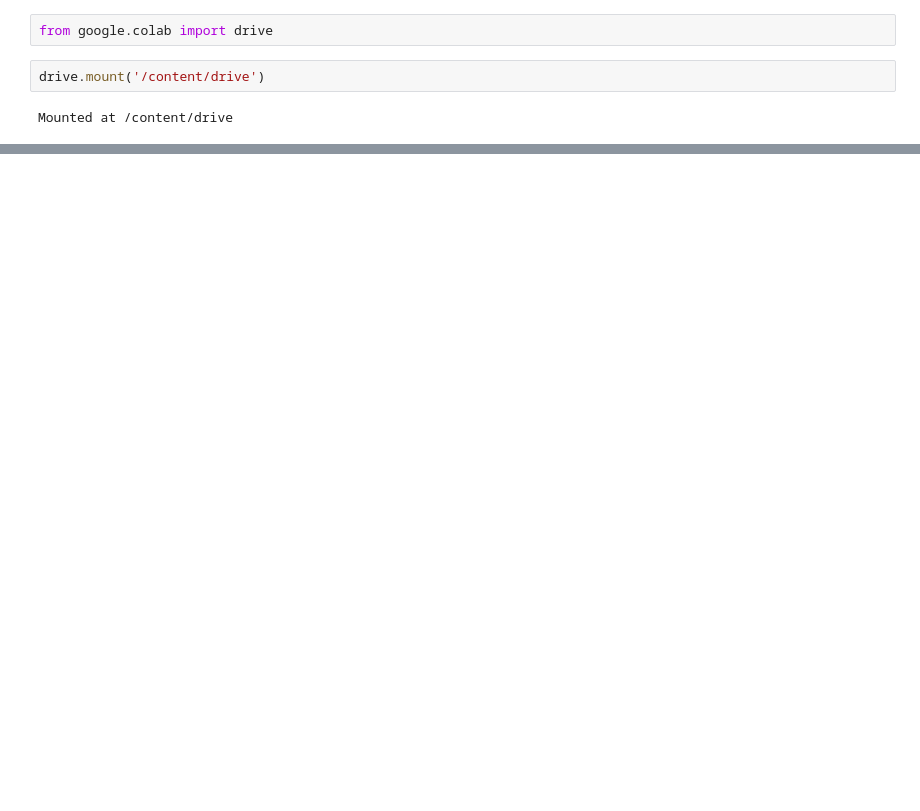
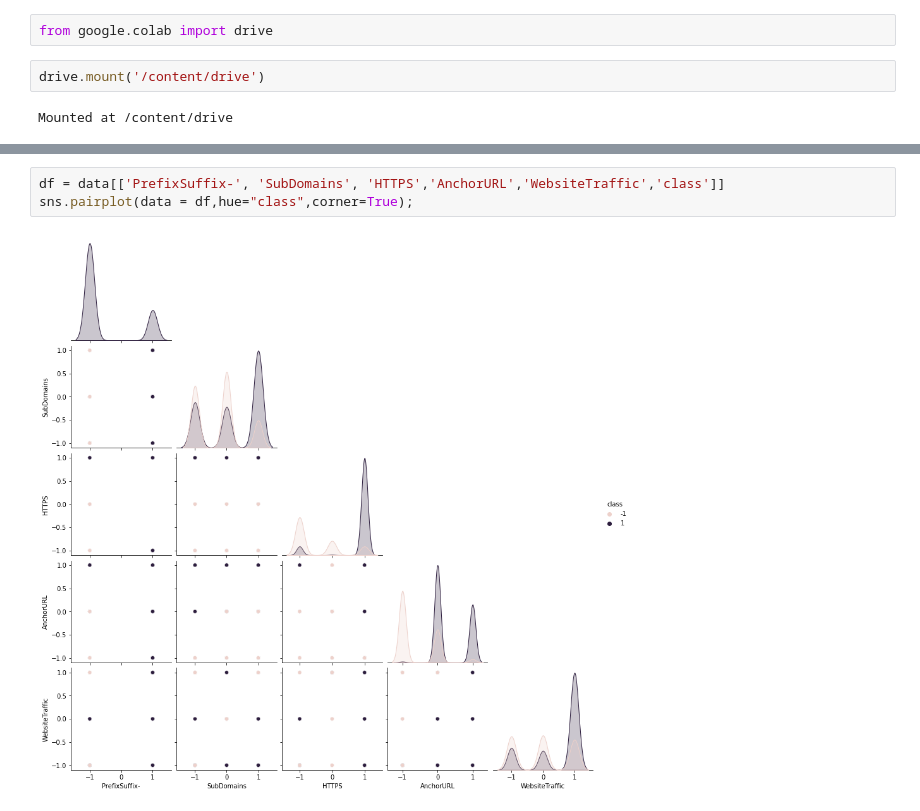
Before and after one commit to IBM-EPBL/IBM-Project-46715-1660754625, a Jupyter notebook: Final Deliverables/Model Building/model_building.ipynb, the cells around one changed output, grey strips where cells are left out. Saved outputs shown, nothing was run; the diff lists cells and outputs as text; blank space fills up the shorter version.

```diff
--- a/Final Deliverables/Model Building/model_building.ipynb
+++ b/Final Deliverables/Model Building/model_building.ipynb
@@ -177,0 +120,5 @@ with sns.color_palette('muted'):
+# %%
+df = data[['PrefixSuffix-', 'SubDomains', 'HTTPS','AnchorURL','WebsiteTraffic','class']]
+sns.pairplot(data = df,hue="class",corner=True);
+# %% [output]
+[figure, added]
```
Also changed, not shown: parts of 100 cells of this notebook.
